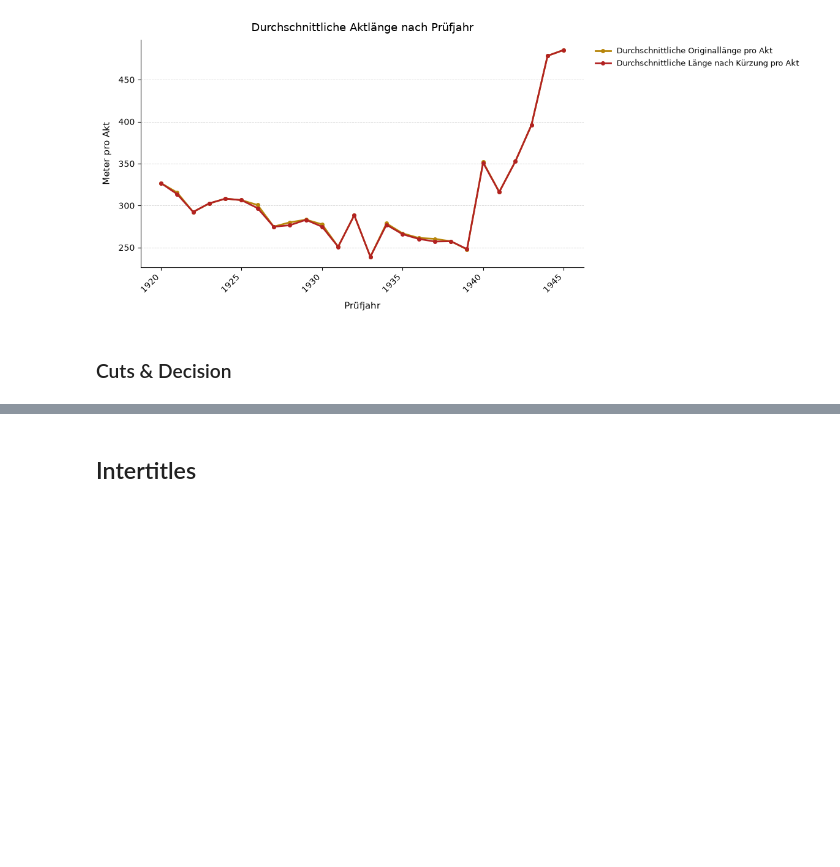
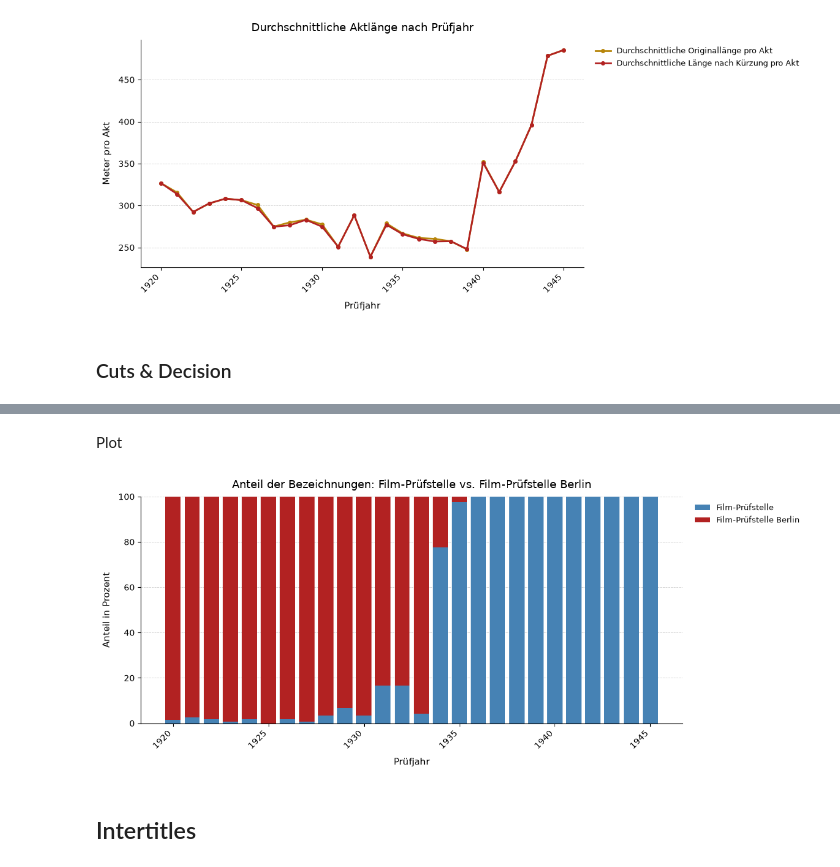
Before and after one commit to codemitdjango/german-film-censorship, a Jupyter notebook: src/analysis/content_analysis.ipynb, the cells around one changed output, grey strips where cells are left out. Cells and saved outputs as stored; diff of their text form; code cells hidden in the pictures; blank space fills up the shorter version.

```diff
--- a/src/analysis/content_analysis.ipynb
+++ b/src/analysis/content_analysis.ipynb
@@ -1126,3 +1215,42 @@ decision_cut_summary.round(2)
+# %% [markdown]
+Plot
+# %%
+plot_data = yearly_examination[[
+    "Film-Prüfstelle",
+    "Film-Prüfstelle Berlin",
+]].copy()
+row_totals = plot_data.sum(axis=1).replace(0, float("nan"))
+plot_data = plot_data.div(row_totals, axis=0).mul(100).fillna(0)
+
+fig, ax = plt.subplots(figsize=PLOT_FIGSIZE)
+
+ax.bar(
+    plot_data.index,
+    plot_data["Film-Prüfstelle"],
+    label="Film-Prüfstelle",
+    color="steelblue",
+)
+ax.bar(
+    plot_data.index,
+    plot_data["Film-Prüfstelle Berlin"],
+    bottom=plot_data["Film-Prüfstelle"],
+    label="Film-Prüfstelle Berlin",
+    color="firebrick",
+)
+
+format_plot(
+    ax,
+    "Anteil der Bezeichnungen: Film-Prüfstelle vs. Film-Prüfstelle Berlin",
+    "Anteil in Prozent",
+)
+ax.set_ylim(0, 100)
+ax.legend(bbox_to_anchor=(1.01, 1), loc="upper left", fontsize=9, frameon=False)
+
+finish_plot(fig, with_legend=True)
+save_plts(fig, "plots/content/prüfstellen.png")
+plt.show()
+# %% [output]
+[figure, added]
 # %% [markdown]
 ## Intertitles
 # %%
```
Also changed, not shown: parts of 25 cells of this notebook, 2 other files.
